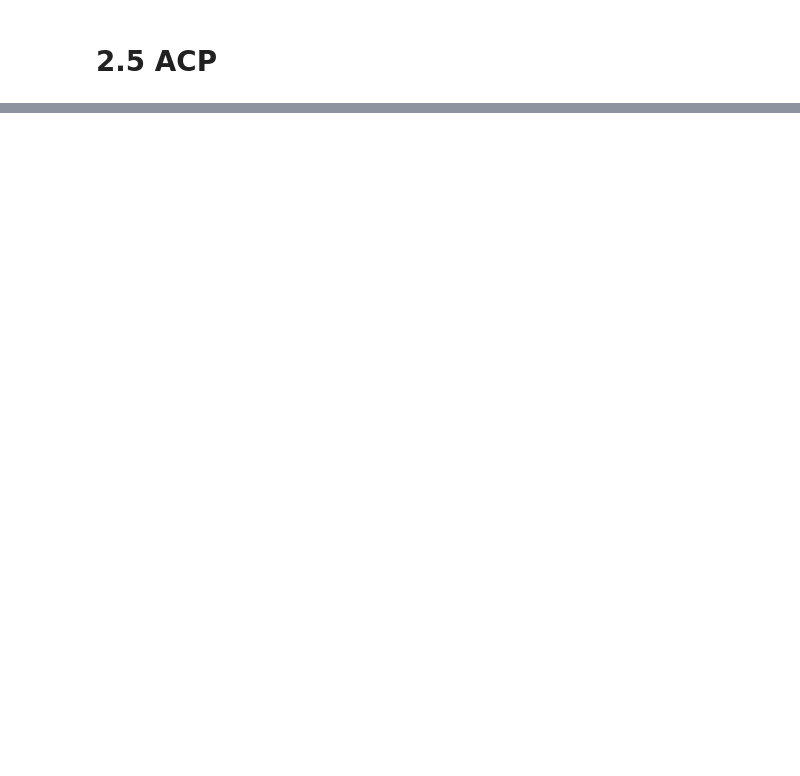
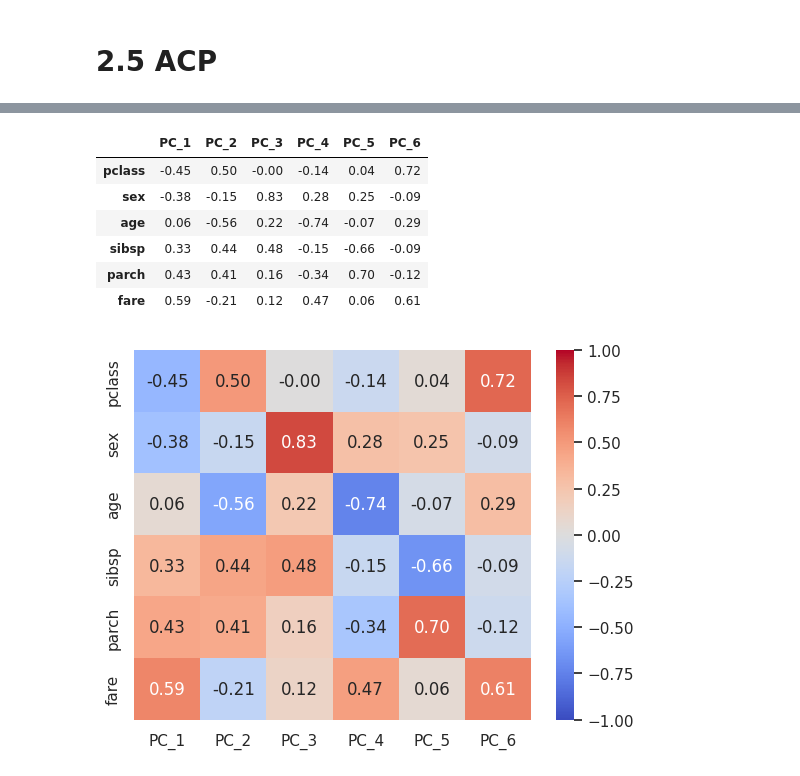
Before and after one commit to AlexandreGazagnes/gargaml, a Jupyter notebook: examples/squelette.ipynb, the cells around one changed output, grey strips where cells are left out. Drawn from its saved outputs; the diff is of its cells as text; code cells hidden in the pictures; blank space fills up the shorter version.

```diff
--- a/examples/squelette.ipynb
+++ b/examples/squelette.ipynb
@@ -350,2 +406,7 @@ acp = ED
+# %%
+X = df.drop(columns="survived")
+y = df.survived
+# %%
+pca = EDA.pca(X)
 # %%
 pca.variance
@@ -351,0 +422,11 @@ pca.variance
+# %%
+pca.pcs
+# %% [output]
+|  | PC_1 | PC_2 | PC_3 | PC_4 | PC_5 | PC_6 |
+| pclass | -0.45 | 0.50 | -0.00 | -0.14 | 0.04 | 0.72 |
+| sex | -0.38 | -0.15 | 0.83 | 0.28 | 0.25 | -0.09 |
+| age | 0.06 | -0.56 | 0.22 | -0.74 | -0.07 | 0.29 |
+| sibsp | 0.33 | 0.44 | 0.48 | -0.15 | -0.66 | -0.09 |
+| parch | 0.43 | 0.41 | 0.16 | -0.34 | 0.70 | -0.12 |
+| fare | 0.59 | -0.21 | 0.12 | 0.47 | 0.06 | 0.61 |
+[figure, added]
```
Also changed, not shown: parts of 33 cells of this notebook, 2 other files.
